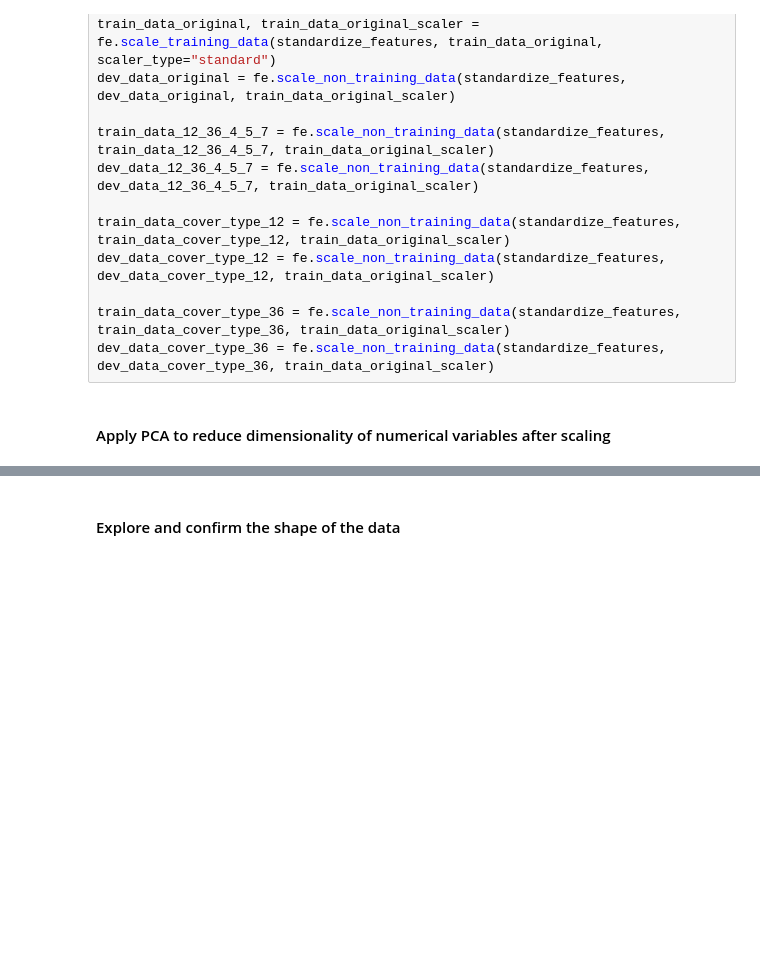
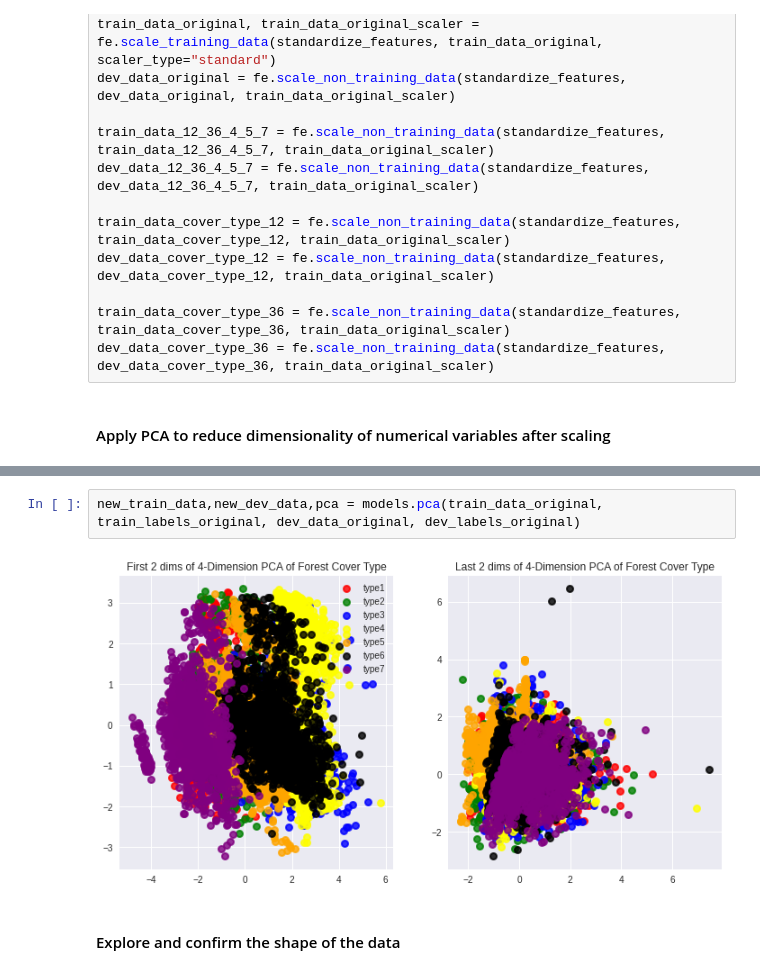
Before and after one commit to justinetaylor/mids-w207-final-project, a Jupyter notebook: clear_cut_solution.ipynb, the cells around one changed output, grey strips where cells are left out. Drawn from its saved outputs; the diff is of its cells as text; blank space fills up the shorter version.

```diff
--- a/clear_cut_solution.ipynb
+++ b/clear_cut_solution.ipynb
@@ -227,3 +189,7 @@ new_train_data,new_dev_data,pca = pca_fe()
+# %%
+new_train_data,new_dev_data,pca = models.pca(train_data_original, train_labels_original, dev_data_original, dev_labels_original)
+# %% [output]
+[figure, added]
 # %% [markdown]
 #### Explore and confirm the shape of the data
 # %%
```
Also changed, not shown: parts of 27 cells of this notebook, 1 other file.
